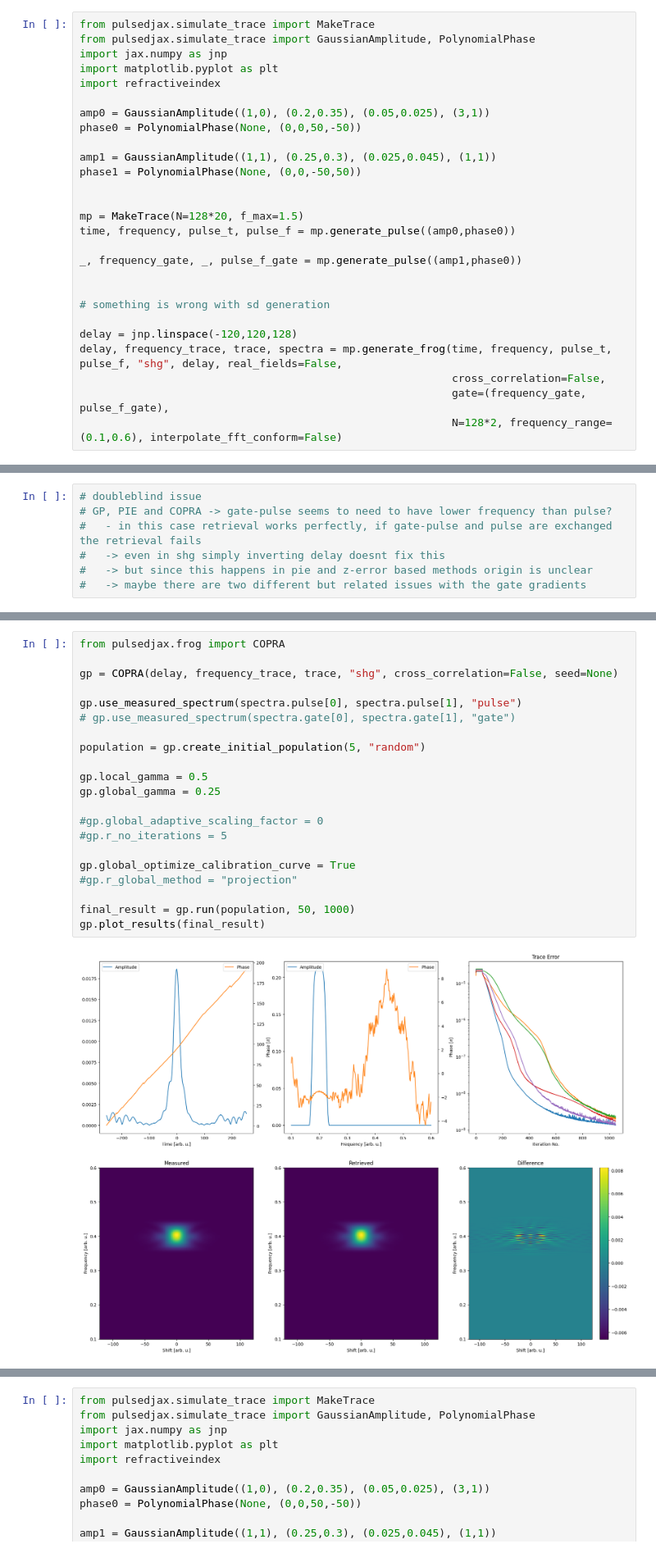
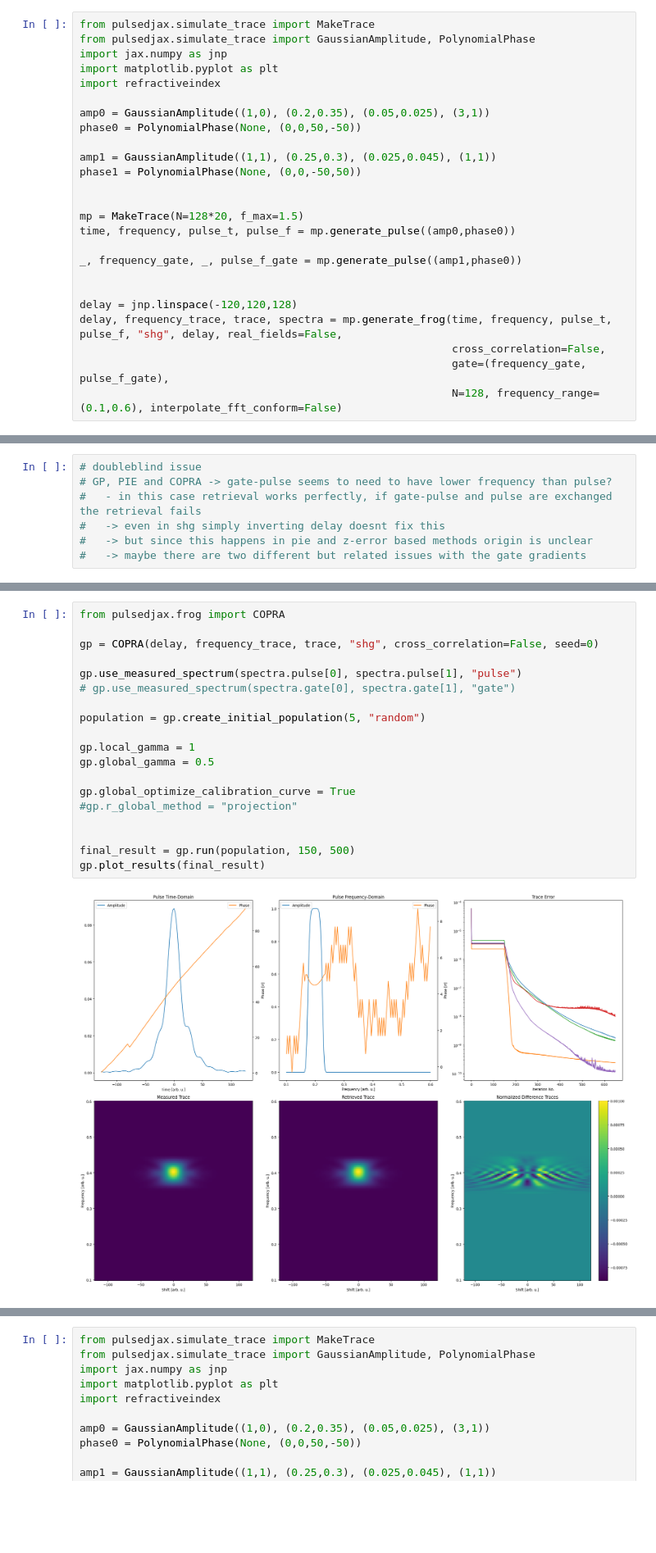
Before and after one commit to matillda123/Pulse-Retrieval-with-JAX, a Jupyter notebook: _usage_example.ipynb, the cells around one changed output, grey strips where cells are left out. Shown at 82% size. Drawn from its saved outputs; the diff is of its cells as text; blank space fills up the shorter version.

```diff
--- a/_usage_example.ipynb
+++ b/_usage_example.ipynb
@@ -18,13 +18,11 @@ time, frequency, pulse_t, pulse_f = mp.generate_pulse((amp0,phase0))
 _, frequency_gate, _, pulse_f_gate = mp.generate_pulse((amp1,phase0))
 
 
-# something is wrong with sd generation
-
 delay = jnp.linspace(-120,120,128)
 delay, frequency_trace, trace, spectra = mp.generate_frog(time, frequency, pulse_t, pulse_f, "shg", delay, real_fields=False,
                                                           cross_correlation=False,
                                                           gate=(frequency_gate, pulse_f_gate),
-                                                          N=128*2, frequency_range=(0.1,0.6), interpolate_fft_conform=False)
+                                                          N=128, frequency_range=(0.1,0.6), interpolate_fft_conform=False)
 # %% [output]
 An NVIDIA GPU may be present on this machine, but a CUDA-enabled jaxlib is not installed. Falling back to cpu.
 [figure]
@@ -140,23 +73,21 @@ gp.plot_results(final_result)
 # %%
 from pulsedjax.frog import COPRA
 
-gp = COPRA(delay, frequency_trace, trace, "shg", cross_correlation=False, seed=None)
+gp = COPRA(delay, frequency_trace, trace, "shg", cross_correlation=False, seed=0)
 
 gp.use_measured_spectrum(spectra.pulse[0], spectra.pulse[1], "pulse")
 # gp.use_measured_spectrum(spectra.gate[0], spectra.gate[1], "gate")
 
 population = gp.create_initial_population(5, "random")
 
-gp.local_gamma = 0.5
-gp.global_gamma = 0.25
-
-#gp.global_adaptive_scaling_factor = 0
-#gp.r_no_iterations = 5
+gp.local_gamma = 1
+gp.global_gamma = 0.5
 
 gp.global_optimize_calibration_curve = True
 #gp.r_global_method = "projection"
 
-final_result = gp.run(population, 50, 1000)
+
+final_result = gp.run(population, 150, 500)
 gp.plot_results(final_result)
 # %% [output]
-[figure, old version]
+[figure, new version]
```
Also changed, not shown: parts of 11 cells of this notebook, 13 other files.
